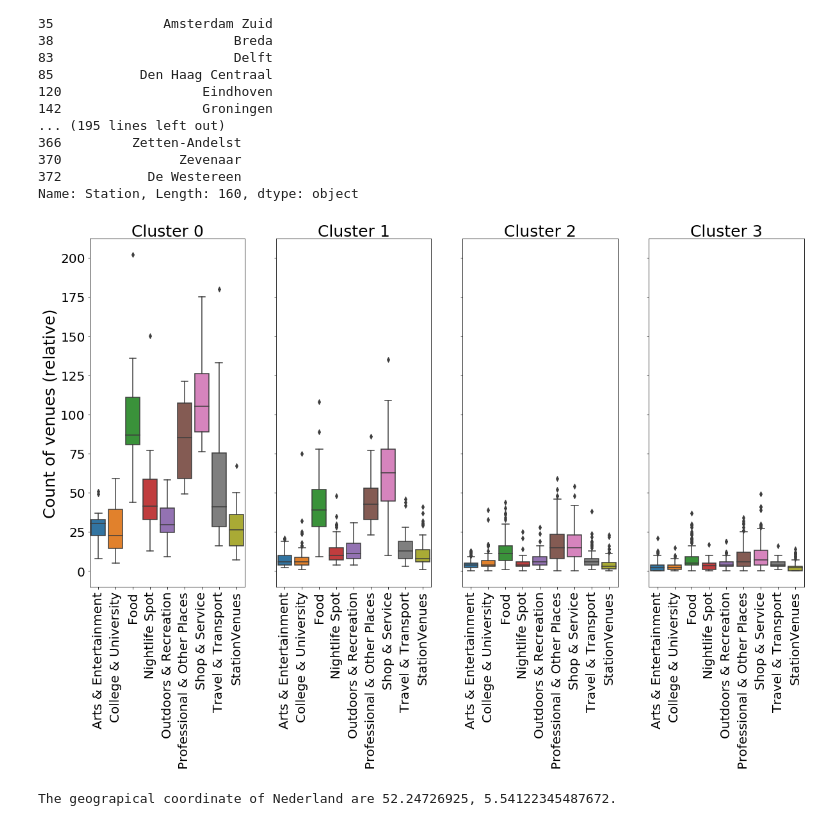
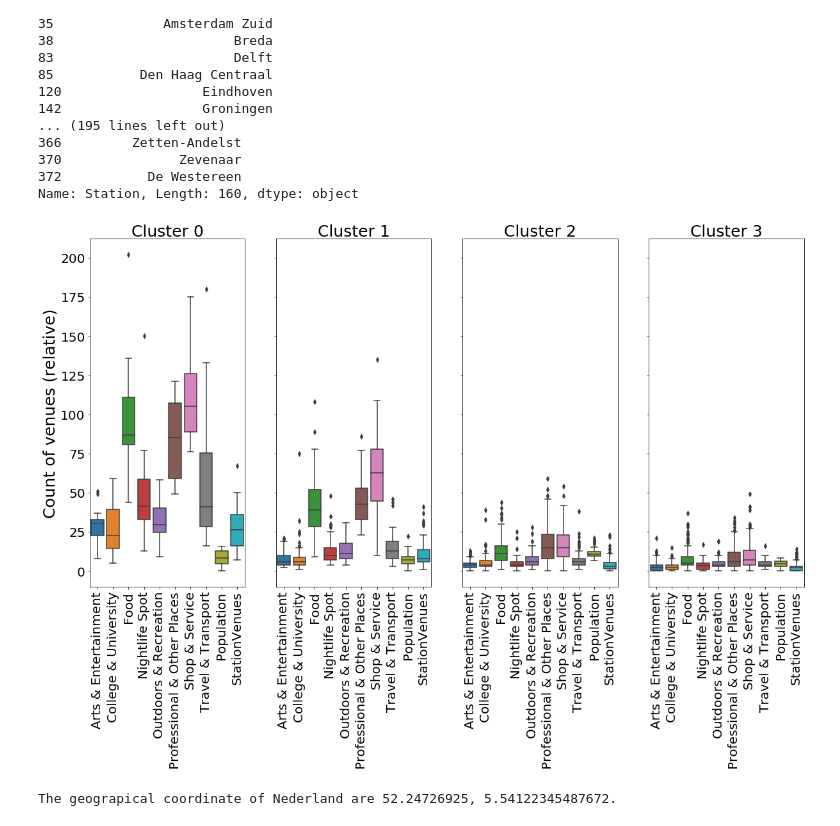
Before and after one commit to ArjanLem/Coursera_Capstone, a Jupyter notebook: BattleNeighbourhoods/classification_dutch_train_stations-wk5.ipynb, the cells around one changed output. Drawn from its saved outputs; the diff is of its cells as text; code cells hidden in the pictures.

```diff
--- a/BattleNeighbourhoods/classification_dutch_train_stations-wk5.ipynb
+++ b/BattleNeighbourhoods/classification_dutch_train_stations-wk5.ipynb
@@ -905,26 +905,26 @@ Name: Station, Length: 160, dtype: object
 # %%
 import matplotlib.ticker as ticker
 
-stations_clusters_plot_df = stations_clusters_counts_df.copy().drop(['Lat', 'Lon', 'Postcode', 'Population'], axis=1)
+stations_clusters_plot_df = stations_clusters_counts_df.copy().drop(['Lat', 'Lon', 'Postcode'], axis=1)
 
 fig, axes = plt.subplots(1,kclusters, figsize=(20, 10), sharey=True)
 
 axes[0].set_ylabel('Count of venues (relative)', fontsize=25)
 #plt.set_xlabel('Venue category', fontsize='x-large')
 
 for k in range(kclusters):
     #Set same y axis limits
     #axes[k].set_ylim(0,1.1)
     axes[k].xaxis.set_label_position('top')
     axes[k].set_xlabel('Cluster ' + str(k), fontsize=25)
     axes[k].tick_params(labelsize=20)
     plt.sca(axes[k])
     plt.xticks(rotation='vertical')
     sns.boxplot(data = stations_clusters_plot_df[stations_clusters_plot_df['Cluster'] == k].drop('Cluster',1), ax=axes[k])
 
 plt.show()
 # %% [output]
-[figure, old version]
+[figure, new version]
 # %%
 from geopy.geocoders import Nominatim # convert an address into latitude and longitude values
 location = 'Netherlands'
```
Also changed, not shown: parts of 1 cell of this notebook.
